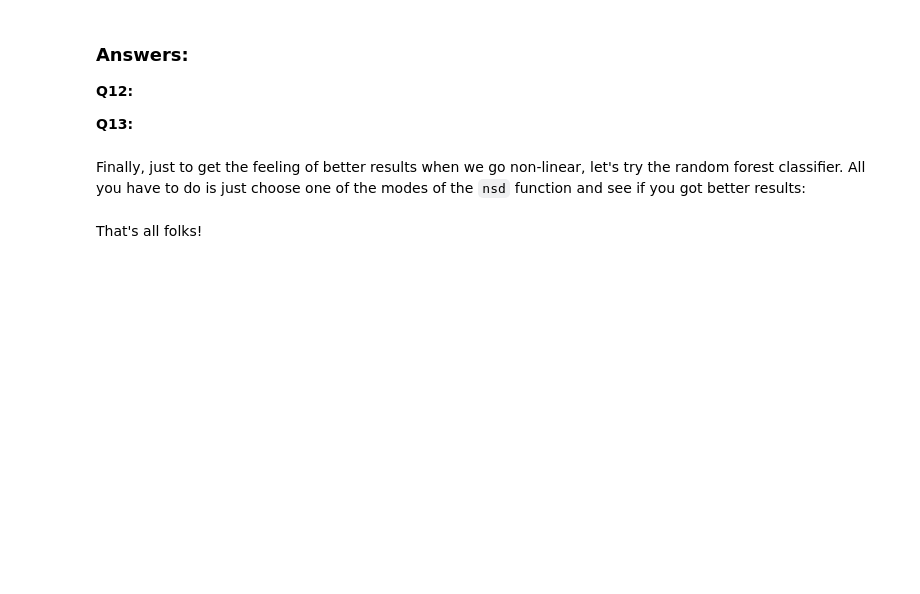
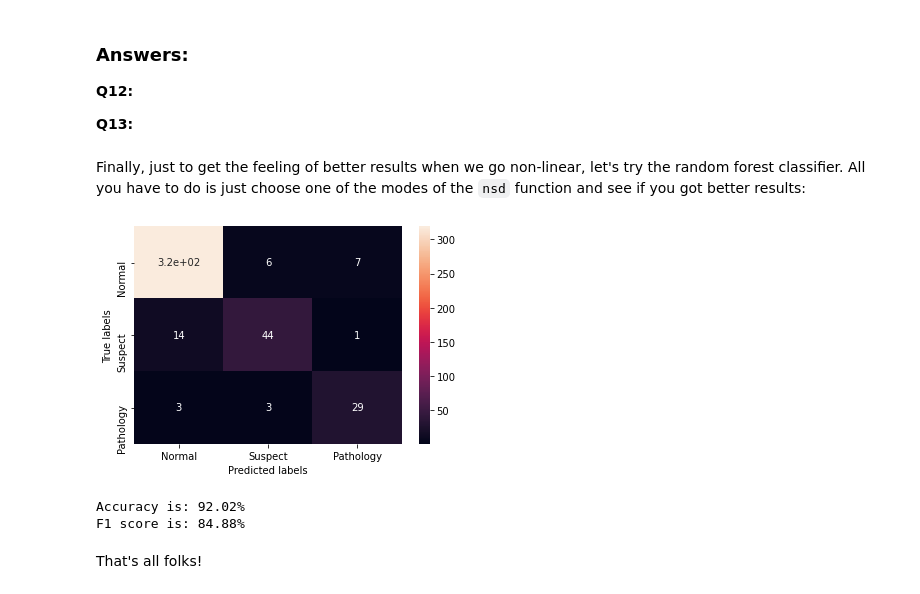
Before and after one commit to mlh-master/hw1_mlh-ori-or, a Jupyter notebook: HW1.ipynb, the cells around one changed output. Drawn from its saved outputs; the diff is of its cells as text; code cells hidden in the pictures; blank space fills up the shorter version.

```diff
--- a/HW1.ipynb
+++ b/HW1.ipynb
@@ -463,17 +529,21 @@ As you can see, the features were non-linearly transformed simply by squaring ea
 Finally, just to get the feeling of better results when we go non-linear, let's try the random forest classifier. All you have to do is just choose one of the modes of the `nsd` function and see if you got better results:
 # %%
 from sklearn.ensemble import RandomForestClassifier as rfc
-mode =  # choose your method
+mode = 'MinMax' # choose your method
 clf = rfc(n_estimators=10)
 clf.fit(nsd(X_train, mode=mode), y_train)
 y_pred = clf.predict(nsd(X_test, mode=mode))
 cnf_matrix = metrics.confusion_matrix(y_test, y_pred)
 ax = plt.subplot()
 sns.heatmap(cnf_matrix, annot=True, xticklabels=['Normal', 'Suspect', 'Pathology'],
             yticklabels=['Normal', 'Suspect', 'Pathology'])
 ax.set(ylabel='True labels', xlabel='Predicted labels')
 plt.show()
 print("Accuracy is: " + str("{0:.2f}".format(100 * metrics.accuracy_score(y_test, y_pred))) + "%")
 print("F1 score is: " + str("{0:.2f}".format(100 * metrics.f1_score(y_test, y_pred, average='macro'))) + "%")
+# %% [output]
+[figure, added]
+Accuracy is: 92.02%
+F1 score is: 84.88%
 # %% [markdown]
 That's all folks!
```
Also changed, not shown: parts of 22 cells of this notebook, 3 other files.
